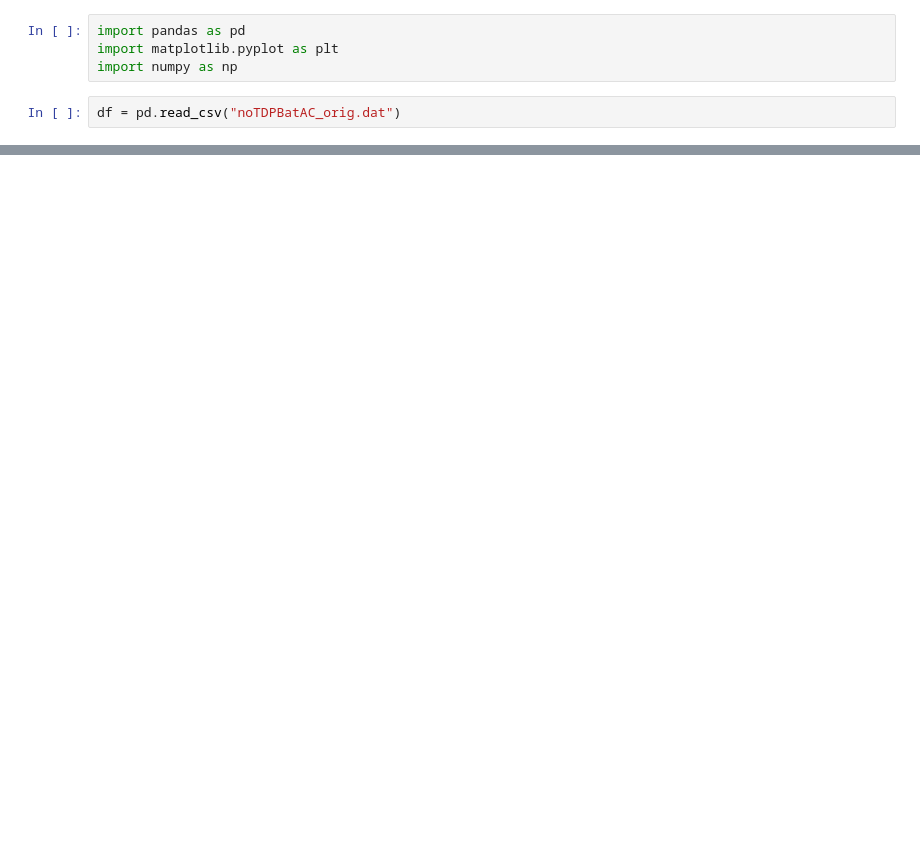
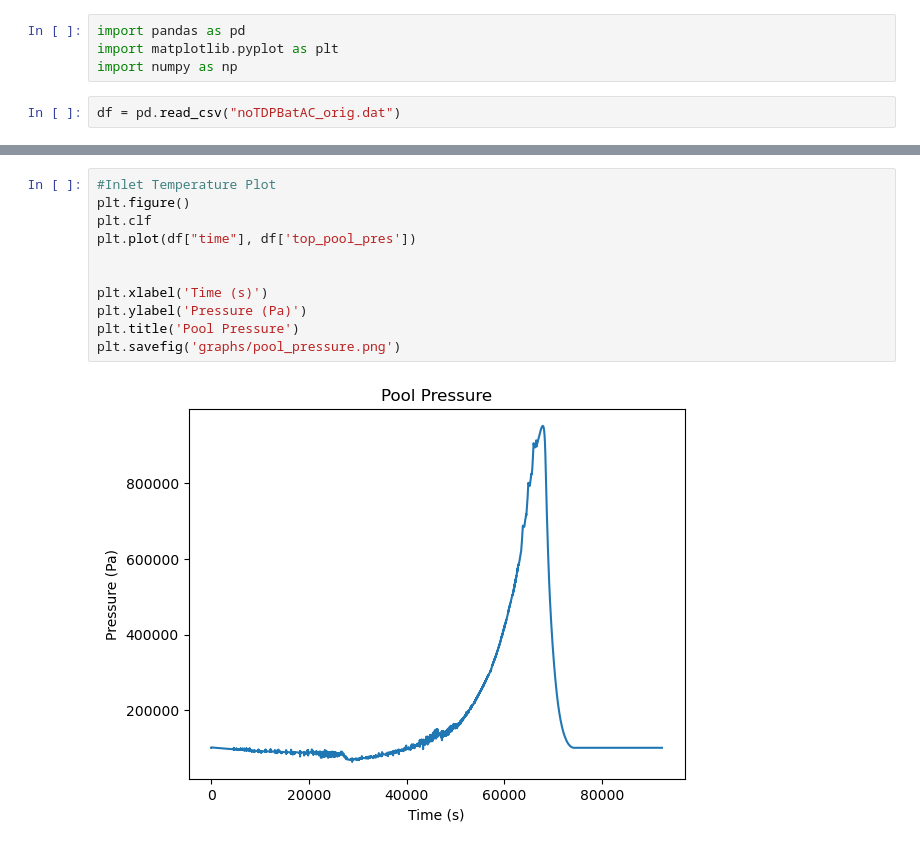
Before and after one commit to tylerkwald/SBO, a Jupyter notebook: OurSytem/plotJup.ipynb, the cells around one changed output, grey strips where cells are left out. Drawn from its saved outputs; the diff is of its cells as text; blank space fills up the shorter version.

```diff
--- a/OurSytem/plotJup.ipynb
+++ b/OurSytem/plotJup.ipynb
@@ -429,0 +69,13 @@ fig.legend()
+# %%
+#Inlet Temperature Plot
+plt.figure()
+plt.clf
+plt.plot(df["time"], df['top_pool_pres'])
+
+
+plt.xlabel('Time (s)')
+plt.ylabel('Pressure (Pa)')
+plt.title('Pool Pressure')
+plt.savefig('graphs/pool_pressure.png')
+# %% [output]
+[figure, added]
```
Also changed, not shown: parts of 39 cells of this notebook, 18 other files.
